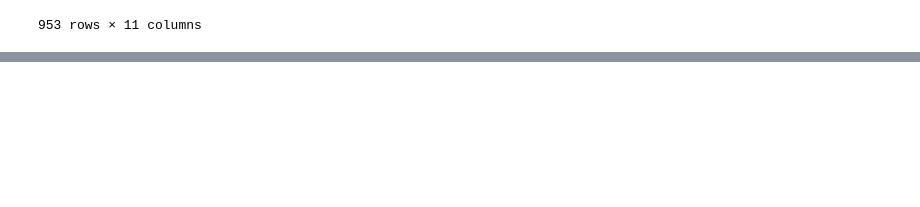
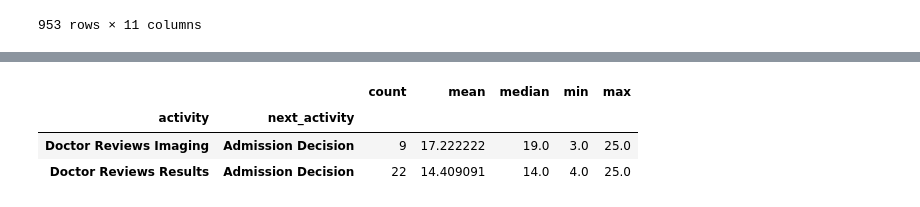
Before and after one commit to raghumiyargmailcom/care-flow---clinical-path-way-process-minimg, a Jupyter notebook: notebook/pm4py_work.ipynb, the cells around one changed output, grey strips where cells are left out. Cells and saved outputs as stored; diff of their text form; code cells hidden in the pictures; blank space fills up the shorter version.

```diff
--- a/notebook/pm4py_work.ipynb
+++ b/notebook/pm4py_work.ipynb
@@ -234,0 +274,2 @@ more_time_taken.sort_values(by=['mean'], ascending=False)
+# %%
+admision_decision = df[df['next_activity'] == 'Admission Decision']
@@ -234,0 +296,8 @@ more_time_taken.sort_values(by=['mean'], ascending=False)
+# %%
+admision_decision.groupby(['activity','next_activity'])['waiting_time'].agg(
+    ['count', 'mean', 'median', 'min', 'max'])
+# %% [output]
+|  |  | count | mean | median | min | max |
+| activity | next_activity |  |  |  |  |  |
+| Doctor Reviews Imaging | Admission Decision | 9 | 17.222222 | 19.0 | 3.0 | 25.0 |
+| Doctor Reviews Results | Admission Decision | 22 | 14.409091 | 14.0 | 4.0 | 25.0 |
```
Also changed, not shown: parts of 17 cells of this notebook, 5 other files.
